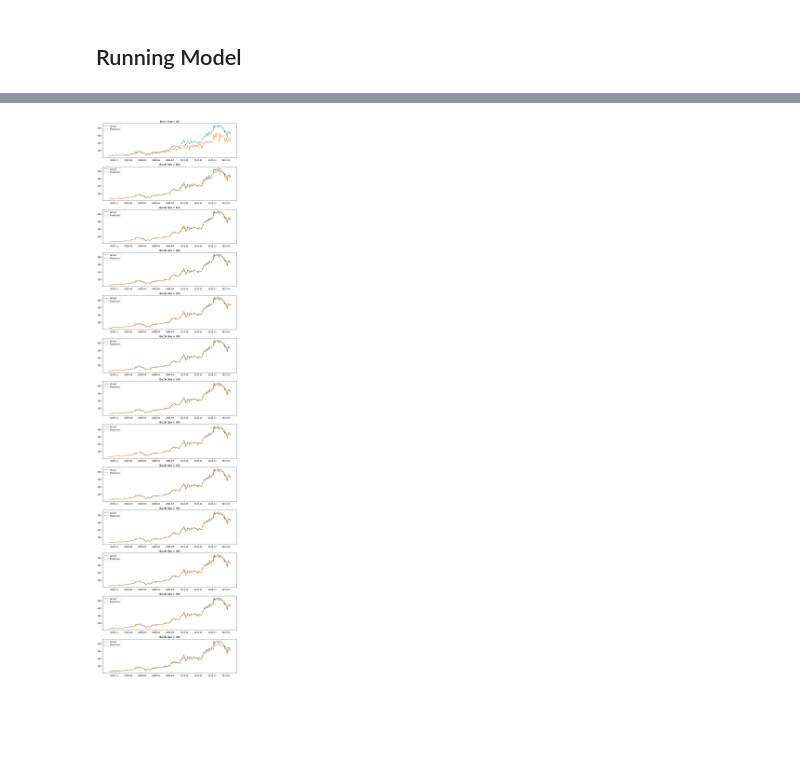
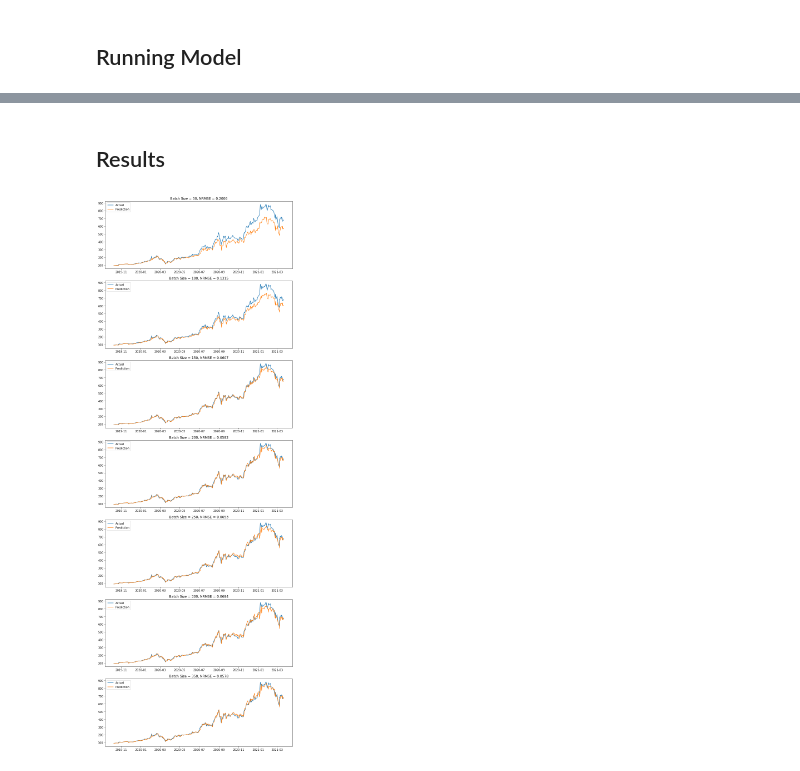
Before and after one commit to TLChilton/Senior_Capstone, a Jupyter notebook: Thomas/LSTMTestBed.ipynb, the cells around one changed output, grey strips where cells are left out. Drawn from its saved outputs; the diff is of its cells as text; code cells hidden in the pictures; blank space fills up the shorter version.

Commit message:
Redundant files eliminated, changes from 365AtOnce rolled into TestBed

```diff
--- a/Thomas/LSTMTestBed.ipynb
+++ b/Thomas/LSTMTestBed.ipynb
@@ -19,18 +16,8 @@ from sklearn.metrics import mean_squared_error
 ## Preparing Data
 # %%
 # Loading Preprocessed Data File
-df = pd.read_csv(
-    "../Data/preprocessed.csv",
-    usecols=[
-        'Date','Close','Tesla Trend',
-        'Month','Day of the Month','Day of the Week',
-        'Musk Tweet Count'
-    ],
-    parse_dates=['Date'],
-    index_col=0
-)
+df = pd.read_csv("../Data/preprocessed.csv",usecols=['Date','Close','Tesla Trend','Month','Day of the Month','Day of the Week'], parse_dates=['Date'],index_col=0)
 df.dropna(inplace=True)
-#df = df.loc[(df.index >= '2016-01-01')]
 
 print(df.shape)
 df.head()
@@ -59,16 +43,16 @@ pyplot.show()
 # %%
 # convert series to supervised learning
 # developed in this blog post https://machinelearningmastery.com/convert-time-series-supervised-learning-problem-python/
-def series_to_supervised(data, col_names, look_back=1, look_forward=1, dropnan=True):
+def series_to_supervised(data, col_names, n_in=1, n_out=1, dropnan=True):
     n_vars = 1 if type(data) is list else data.shape[1]
     df_temp = pd.DataFrame(data)
     cols, names = list(), list()
     # input sequence (t-n, ... t-1)
-    for i in range(look_back, 0, -1):
+    for i in range(n_in, 0, -1):
         cols.append(df_temp.shift(i))
         names += [('%s(t-%d)' % (col_names[j], i)) for j in range(n_vars)]
     # forecast sequence (t, t+1, ..., t+n)
-    for i in range(0, look_forward):
+    for i in range(0, n_out):
         cols.append(df_temp.shift(-i))
         if i == 0:
             names += [('%s(t)' % (col_names[j])) for j in range(n_vars)]
@@ -142,12 +121,16 @@ from tensorflow.keras.constraints import NonNeg
 # %%
 # Design Network
-def fit_lstm(train_X, train_y, test_X, test_y, batch_size, n_epochs, n_neurons, dropout):
+def fit_lstm(train_X, train_y, test_X, test_y, n_out, batch_size, n_epochs, n_neurons, dropout=0.0, lr=0.001, v=0):
+
     model = Sequential()
     model.add(LSTM(n_neurons, return_sequences=False, input_shape=(train_X.shape[1], train_X.shape[2]), dropout=dropout))
-    model.add(Dense(1, activation="linear", kernel_constraint=NonNeg()))
+    model.add(Dense(n_out, activation="linear", kernel_constraint=NonNeg()))
 
-    model.compile(loss='mae', optimizer='adam', metrics=['accuracy'])
+    opt = Adam(learning_rate=lr)
+    model.compile(loss='mae', optimizer=opt, metrics=['accuracy'])
 
     # fit network
-    history = model.fit(train_X, train_y, epochs=n_epochs, batch_size=batch_size, validation_data=(test_X, test_y), verbose=0, shuffle=False)
+    history = model.fit(train_X, train_y, epochs=n_epochs, batch_size=batch_size, validation_data=(test_X, test_y), verbose=v, shuffle=False)
+
+    # Return model, model training history, and prediction
     return model, history
@@ -232,20 +224,22 @@ Trial 1 Normalized RMSE: 0.088 | Trial 2 Normalized RMSE: 0.060 | Trial 3 Normal
+# %% [markdown]
+## Results
 # %%
-predictDates = dates[len(dates)-n_predict:]
-pyplot.figure(figsize=(10,3*len(batch_size)))
+predictDates = dates[len(dates)-(n_out*n_predict):]
+pyplot.figure(figsize=(10,4*len(testingArray)))
 i = 1
-for testingThing in batch_size:
+for testingThing in testingArray:
     inv_y = results["best_invy"][testingThing]
     inv_yhat = results["best_invyhat"][testingThing]
 
-    pyplot.subplot(len(batch_size), 1, i)
+    pyplot.subplot(len(testingArray), 1, i)
     pyplot.plot(predictDates, inv_y, label="Actual")
     pyplot.plot(predictDates, inv_yhat, label="Prediction")
     pyplot.legend(loc='upper left')
-    pyplot.title("Batch Size = %s" %(testingThing))
+    pyplot.title("Batch Size = %s, NRMSE = %.4f" %(testingThing, results["best_nrmse"][testingThing])) # Change this to whatever parameter you're testing
 
     i+= 1
 
 pyplot.tight_layout()
 pyplot.show()
 # %% [output]
-[figure, old version]
+[figure, new version]
```
Also changed, not shown: parts of 15 cells of this notebook, 3 other files.
